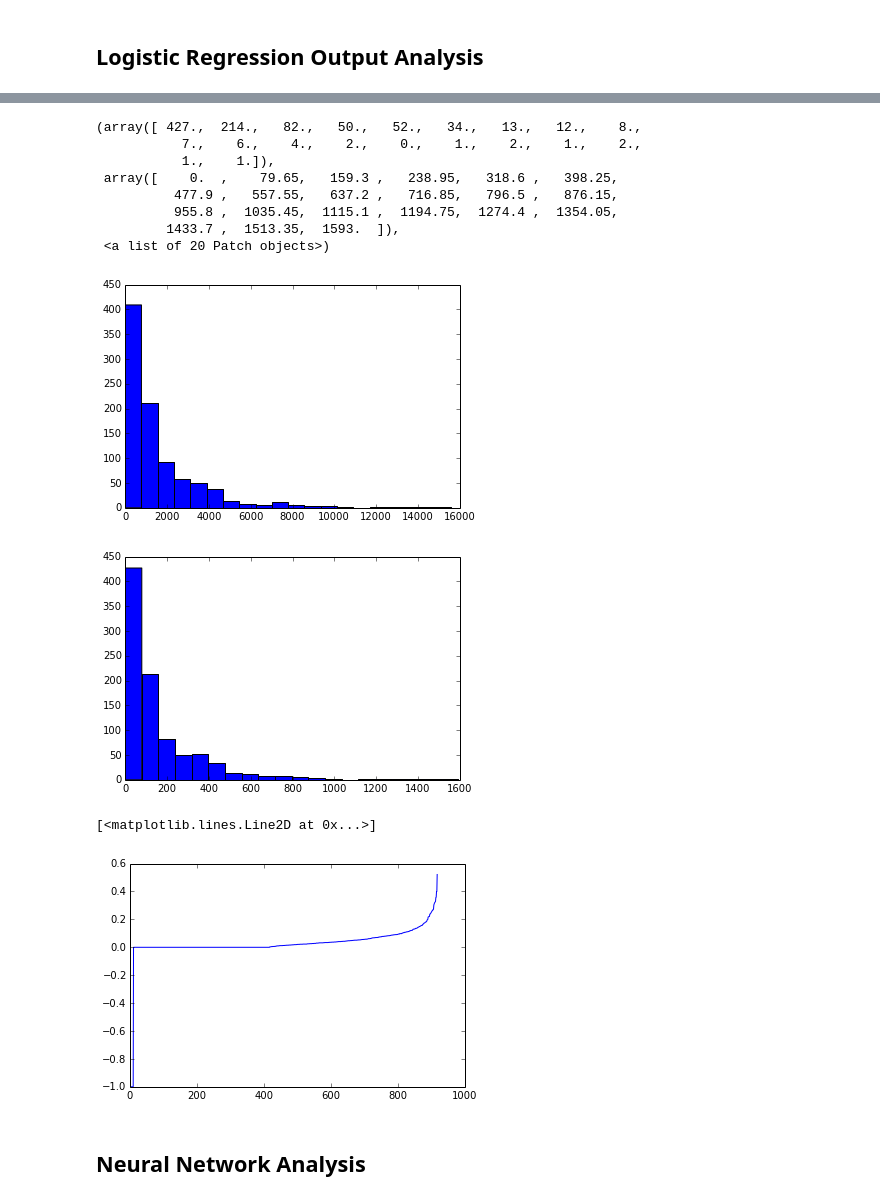
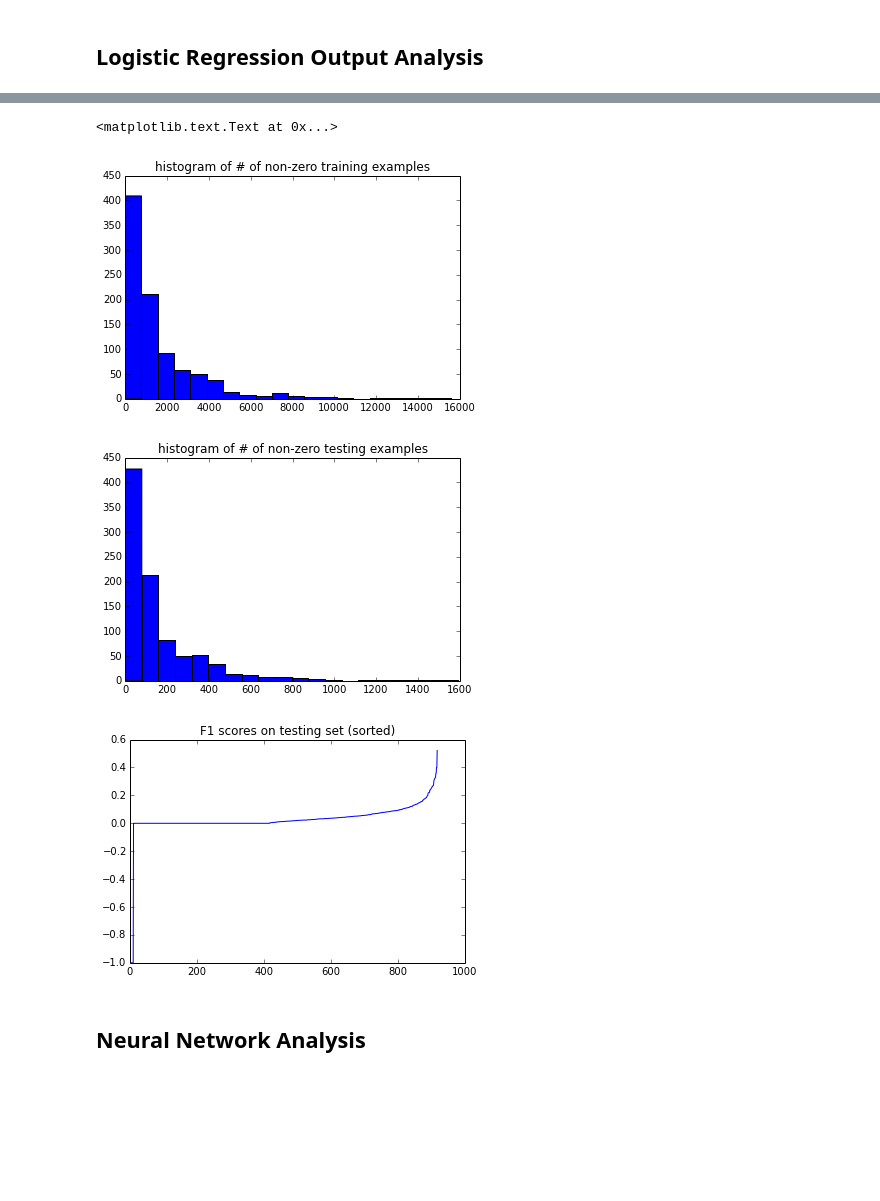
Before and after one commit to jessemzhang/deep_learning_genomics_nlp, a Jupyter notebook: baselines/logistic_regression.ipynb, the cells around one changed output, grey strips where cells are left out. Saved outputs shown, nothing was run; the diff lists cells and outputs as text; code cells hidden in the pictures; blank space fills up the shorter version.

```diff
--- a/baselines/logistic_regression.ipynb
+++ b/baselines/logistic_regression.ipynb
@@ -34,7 +34,7 @@ def kmer_count(s):
             v[kmer_to_ind[kmer]] += 1
     return v
 # %%
-def load_features(feature_extractor,filename,num_steps=100):
+def load_features(feature_extractor,filename,num_steps=200):
     # Read in sequence
     f = open(filename)
     X = []
@@ -56,6 +56,6 @@ X_train = load_features(feature_extractor,fileprefix + '.data.train.txt')
 Y_test = np.loadtxt(fileprefix + '.labels.test.txt')
 Y_train = np.loadtxt(fileprefix + '.labels.train.txt')
 
-pickle.dump((X_test,X_train,Y_test,Y_train),file('data_100.pickle','wb'))
+pickle.dump((X_test,X_train,Y_test,Y_train),file('data_200.pickle','wb'))
 # X_test,X_train,Y_test,Y_train = pickle.load(file('data.pickle','rb'))
 # %% [output]
@@ -159,24 +153,19 @@ print X
 # %%
 %matplotlib inline
 
 # Histograms of total # of 1's in labels
 plt.hist(X[:,1],bins=20)
+plt.title('histogram of # of non-zero training examples')
 plt.figure()
 plt.hist(X[:,2],bins=20)
+plt.title('histogram of # of non-zero testing examples')
+
+# Plot of F1 scores in sorted order
+plt.figure()
+plt.plot(np.sort(X[:,4]))
+plt.title('F1 scores on testing set (sorted)')
 # %% [output]
-(array([ 427.,  214.,   82.,   50.,   52.,   34.,   13.,   12.,    8.,
-           7.,    6.,    4.,    2.,    0.,    1.,    2.,    1.,    2.,
-           1.,    1.]),
- array([    0.  ,    79.65,   159.3 ,   238.95,   318.6 ,   398.25,
-          477.9 ,   557.55,   637.2 ,   716.85,   796.5 ,   876.15,
-          955.8 ,  1035.45,  1115.1 ,  1194.75,  1274.4 ,  1354.05,
-         1433.7 ,  1513.35,  1593.  ]),
- <a list of 20 Patch objects>)
+<matplotlib.text.Text at 0x...>
-[figure, old version]
+[figure, new version]
-[figure, old version]
+[figure, new version]
+[figure, added]
-# %%
-# Plot of F1 scores in sorted order
-plt.plot(np.sort(X[:,4]))
-# %% [output]
-[<matplotlib.lines.Line2D at 0x...>]
-[figure, removed]
```
Also changed, not shown: parts of 18 cells of this notebook.
